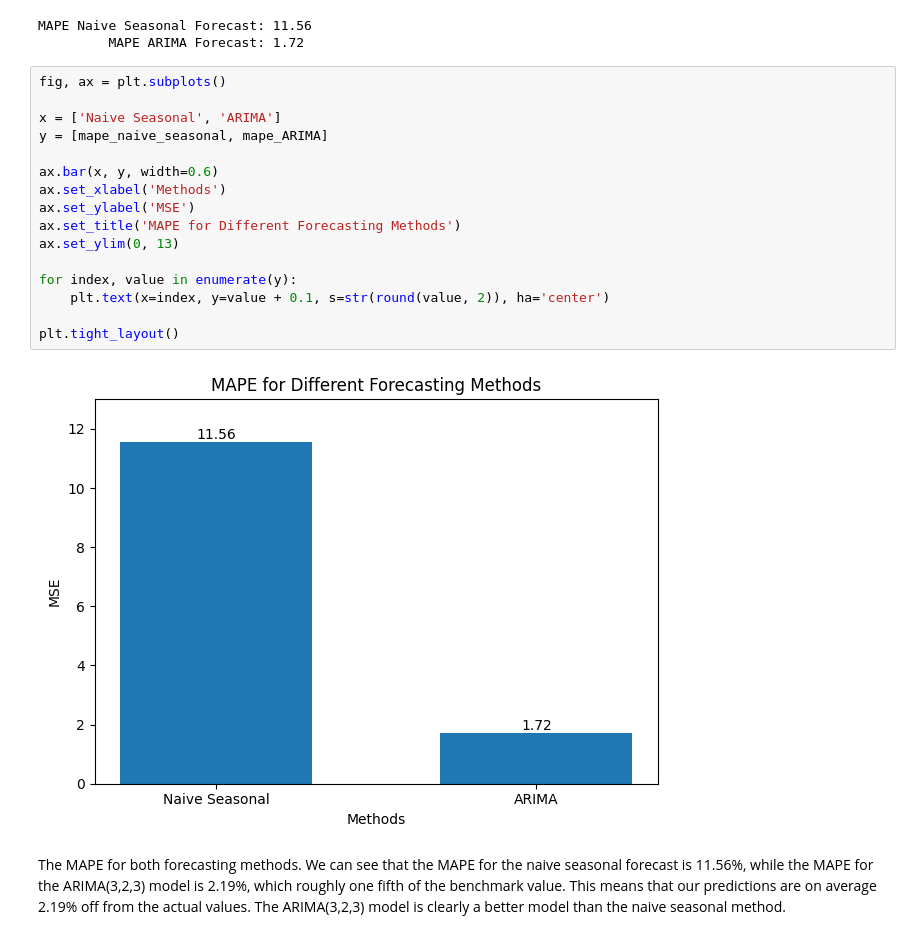
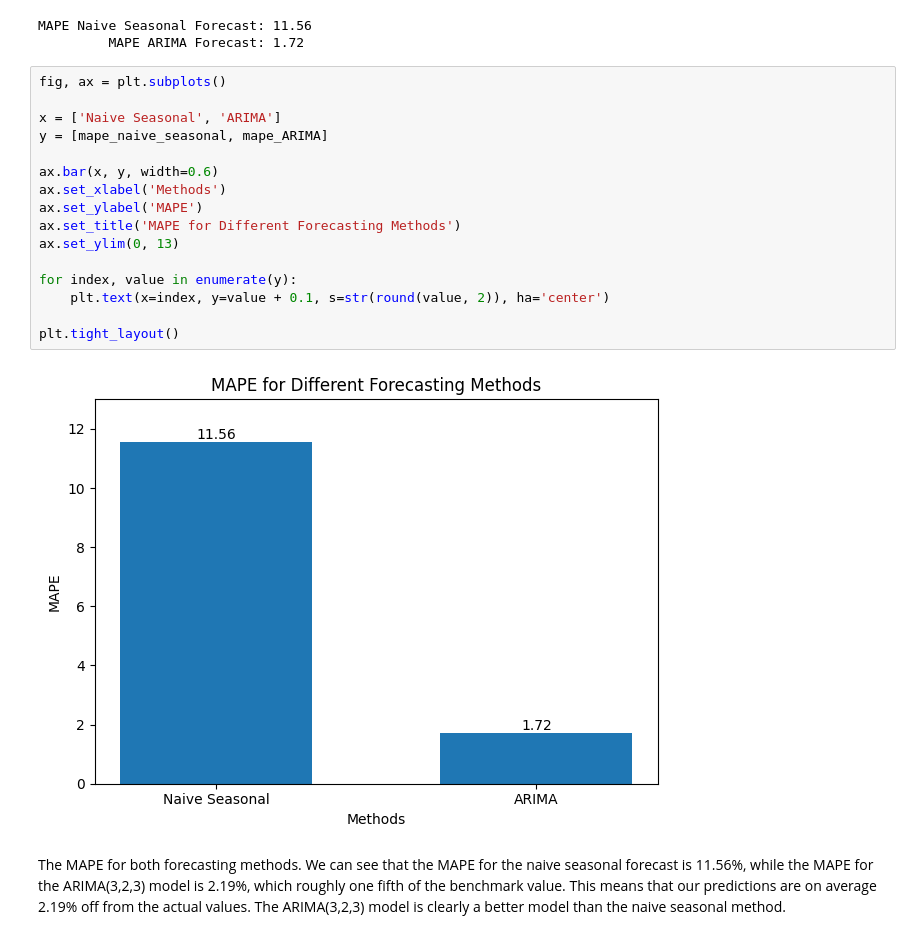
Before and after one commit to LeonardoSMSoares/Economics-Finance, a Jupyter notebook: Time Series Forecasting in Python/TSF 10 - Forecasting Non-Stationary TS.ipynb, the cells around one changed output. Drawn from its saved outputs; the diff is of its cells as text.

```diff
--- a/Time Series Forecasting in Python/TSF 10 - Forecasting Non-Stationary TS.ipynb
+++ b/Time Series Forecasting in Python/TSF 10 - Forecasting Non-Stationary TS.ipynb
@@ -415,21 +415,21 @@ MAPE Naive Seasonal Forecast: 11.56
 # %%
 fig, ax = plt.subplots()
 
 x = ['Naive Seasonal', 'ARIMA']
 y = [mape_naive_seasonal, mape_ARIMA]
 
 ax.bar(x, y, width=0.6)
 ax.set_xlabel('Methods')
-ax.set_ylabel('MSE')
+ax.set_ylabel('MAPE')
 ax.set_title('MAPE for Different Forecasting Methods')
 ax.set_ylim(0, 13)
 
 for index, value in enumerate(y):
     plt.text(x=index, y=value + 0.1, s=str(round(value, 2)), ha='center')
 
 plt.tight_layout()
 # %% [output]
-[figure, old version]
+[figure, new version]
 # %% [markdown]
 The MAPE for both forecasting methods. We can see that the MAPE for the naive seasonal forecast is 11.56%,
 while the MAPE for the ARIMA(3,2,3) model is 2.19%, which roughly one fifth of the
```
Also changed, not shown: parts of 1 cell of this notebook, 2 other files.
